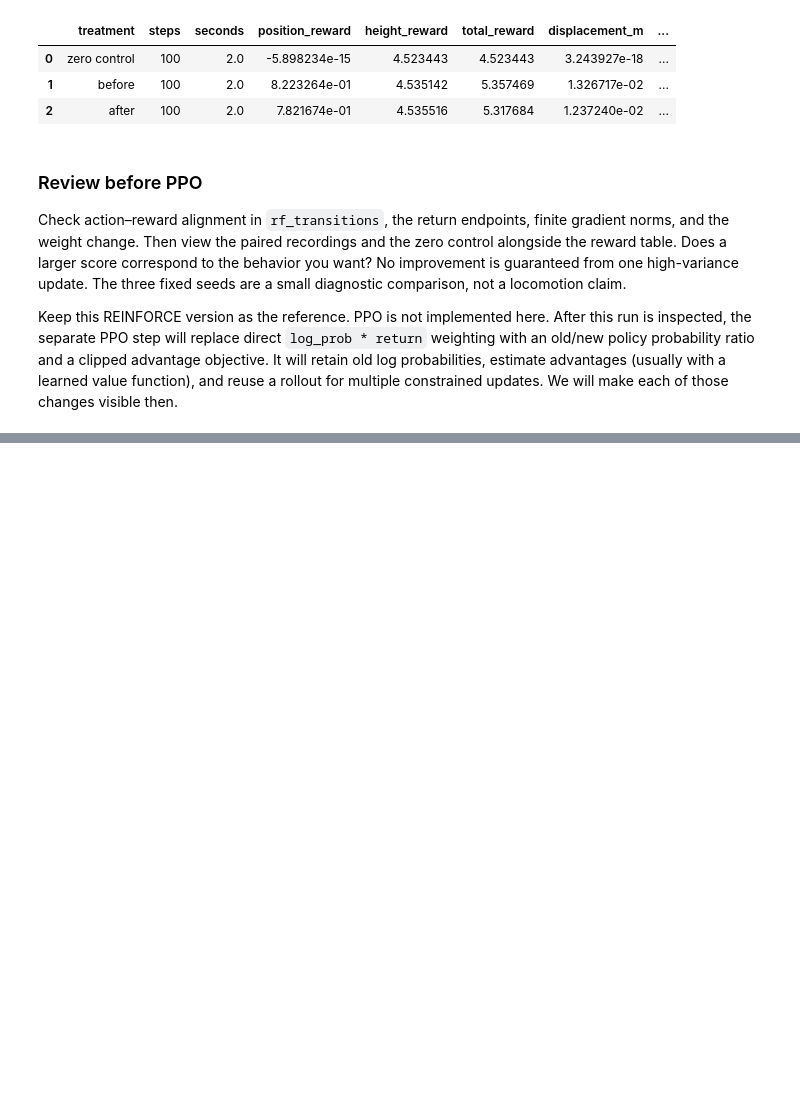
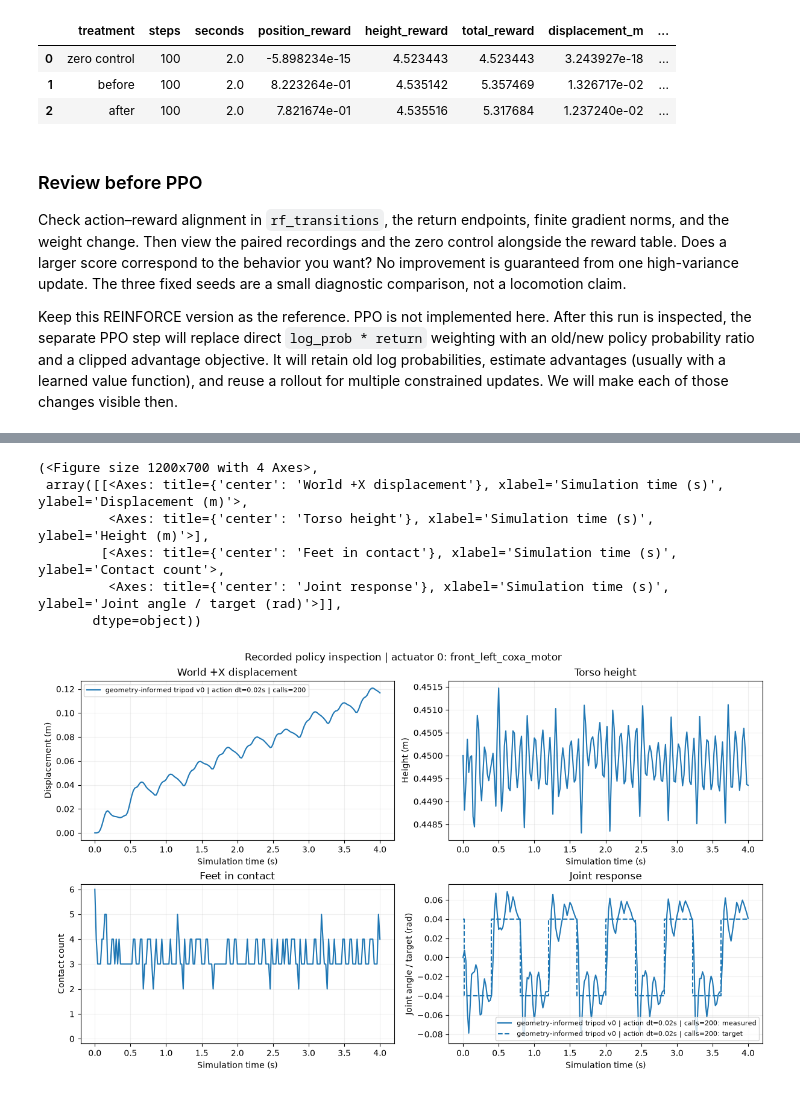
Before and after one commit to haidmoham/spider, a Jupyter notebook: lab/notebooks/03_coordinated_baseline.ipynb, the cells around one changed output, grey strips where cells are left out. Drawn from its saved outputs; the diff is of its cells as text; code cells hidden in the pictures; blank space fills up the shorter version.

Commit message:
feat(lab): preserve geometry-informed tripod shuffle study

```diff
--- a/lab/notebooks/03_coordinated_baseline.ipynb
+++ b/lab/notebooks/03_coordinated_baseline.ipynb
@@ -721,10 +721,10 @@ def foot_at_offset(leg, joint, offset_rad):
 
 def foot_motion_per_radian(leg, joint, delta=PROBE_DELTA_RAD):
     """Return a 3-vector: local foot motion [dx/dq, dy/dq, dz/dq], in m/rad."""
-    # Deliberately flawed draft. Keep the diagnostics and correct these lines.
+    # Two-sided finite difference; retain the diagnostics when changing this probe.
     plus = foot_at_offset(leg, joint, delta)
     minus = foot_at_offset(leg, joint, -delta)
-    return plus - minus
+    return (plus - minus) / (2 * delta)
 
 
 # Start with one joint. Keep the tested movement fixed while changing probe spacing.
@@ -766,0 +851,52 @@ print("Estimate norm ratios as probe spacing halves:",
+# %%
+def geometry_gait(state):
+    offsets = np.zeros(18)
+
+    phase = 2 * np.pi * state.time / GAIT_PERIOD_S
+
+    for leg_index, leg in enumerate(LEGS):
+        # Opposite phase for alternating tripods.
+        leg_phase = phase if leg in TRIPOD_A else phase + np.pi
+
+        swing = np.sin(leg_phase) > 0
+
+        info = geometry[leg]
+
+        coxa_index = leg_index * 3
+        hip_index = coxa_index + 1
+        knee_index = coxa_index + 2
+
+        # stance: push foot backward
+        # swing: bring foot forward
+        direction = -1 if swing else 1
+
+        offsets[coxa_index] = (
+            direction
+            * info["backward_sign"]
+            * COXA_SWEEP_RAD
+        )
+
+        # Lift only during swing.
+        if swing:
+            lift_index = hip_index if info["lift_joint"] == "hip" else knee_index
+            offsets[lift_index] = info["lift_sign"] * LIFT_RAD
+
+    return offsets
+
+
+gait_recording = record_policy(
+    geometry_gait,
+    label="geometry-informed tripod v0",
+    action_count=200,
+    physics_steps=10,
+)
+
+plot_recordings(gait_recording)
+# %% [output]
+(<Figure size 1200x700 with 4 Axes>,
+ array([[<Axes: title={'center': 'World +X displacement'}, xlabel='Simulation time (s)', ylabel='Displacement (m)'>,
+         <Axes: title={'center': 'Torso height'}, xlabel='Simulation time (s)', ylabel='Height (m)'>],
+        [<Axes: title={'center': 'Feet in contact'}, xlabel='Simulation time (s)', ylabel='Contact count'>,
+         <Axes: title={'center': 'Joint response'}, xlabel='Simulation time (s)', ylabel='Joint angle / target (rad)'>]],
+       dtype=object))
+[figure, added]
```
Also changed, not shown: parts of 3 cells of this notebook.
